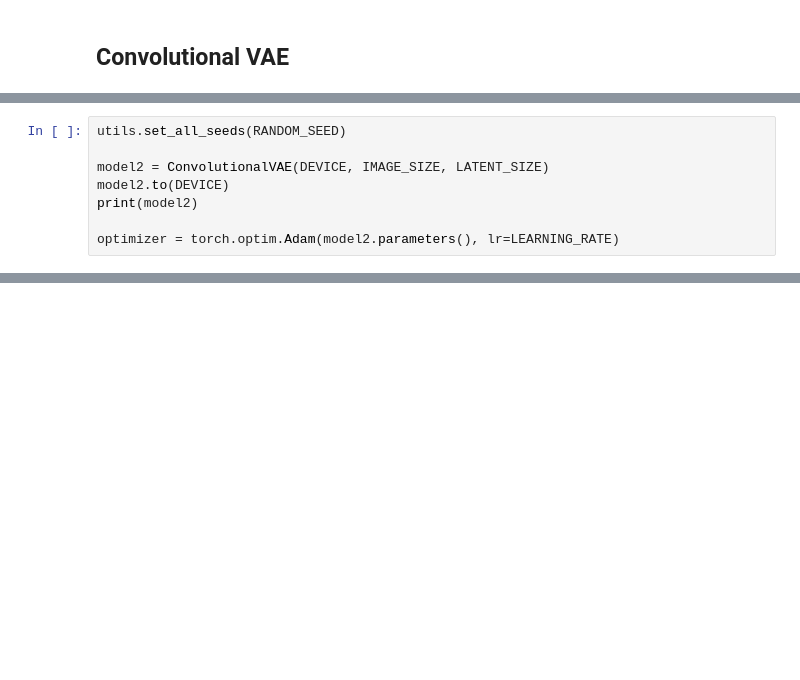
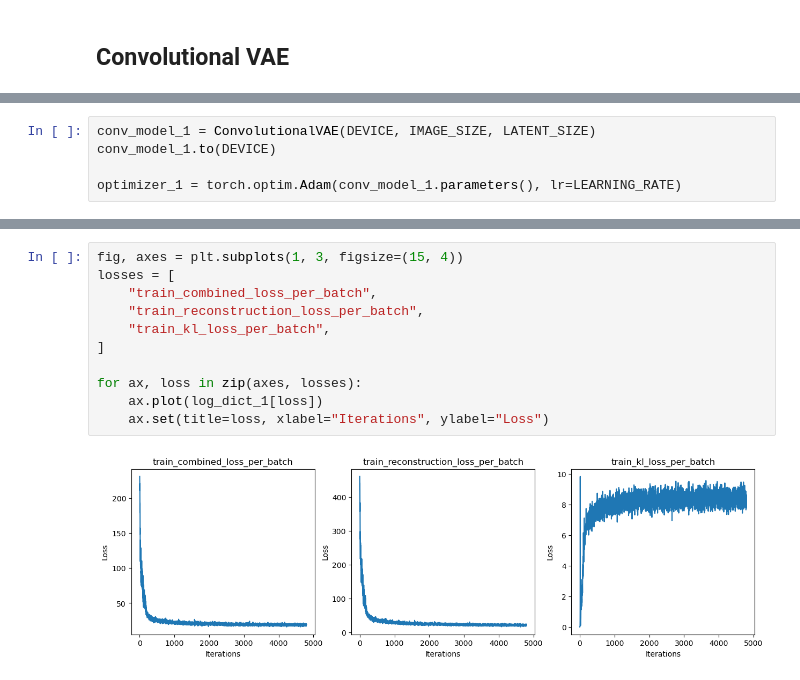
Before and after one commit to anghol/vae-cells, a Jupyter notebook: notebooks/vae_for_cells.ipynb, the cells around one changed output, grey strips where cells are left out. Saved outputs shown, nothing was run; the diff lists cells and outputs as text; blank space fills up the shorter version.

```diff
--- a/notebooks/vae_for_cells.ipynb
+++ b/notebooks/vae_for_cells.ipynb
@@ -156,8 +160,5 @@ sum(p.numel() for p in model.parameters())
 # %%
-utils.set_all_seeds(RANDOM_SEED)
+conv_model_1 = ConvolutionalVAE(DEVICE, IMAGE_SIZE, LATENT_SIZE)
+conv_model_1.to(DEVICE)
 
-model2 = ConvolutionalVAE(DEVICE, IMAGE_SIZE, LATENT_SIZE)
-model2.to(DEVICE)
-print(model2)
-
-optimizer = torch.optim.Adam(model2.parameters(), lr=LEARNING_RATE)
+optimizer_1 = torch.optim.Adam(conv_model_1.parameters(), lr=LEARNING_RATE)
@@ -182 +180,14 @@ ConvolutionalVAE(
+# %%
+fig, axes = plt.subplots(1, 3, figsize=(15, 4))
+losses = [
+    "train_combined_loss_per_batch",
+    "train_reconstruction_loss_per_batch",
+    "train_kl_loss_per_batch",
+]
+
+for ax, loss in zip(axes, losses):
+    ax.plot(log_dict_1[loss])
+    ax.set(title=loss, xlabel="Iterations", ylabel="Loss")
+# %% [output]
+[figure, added]
 # %%
```
Also changed, not shown: parts of 15 cells of this notebook, 2 other files.
